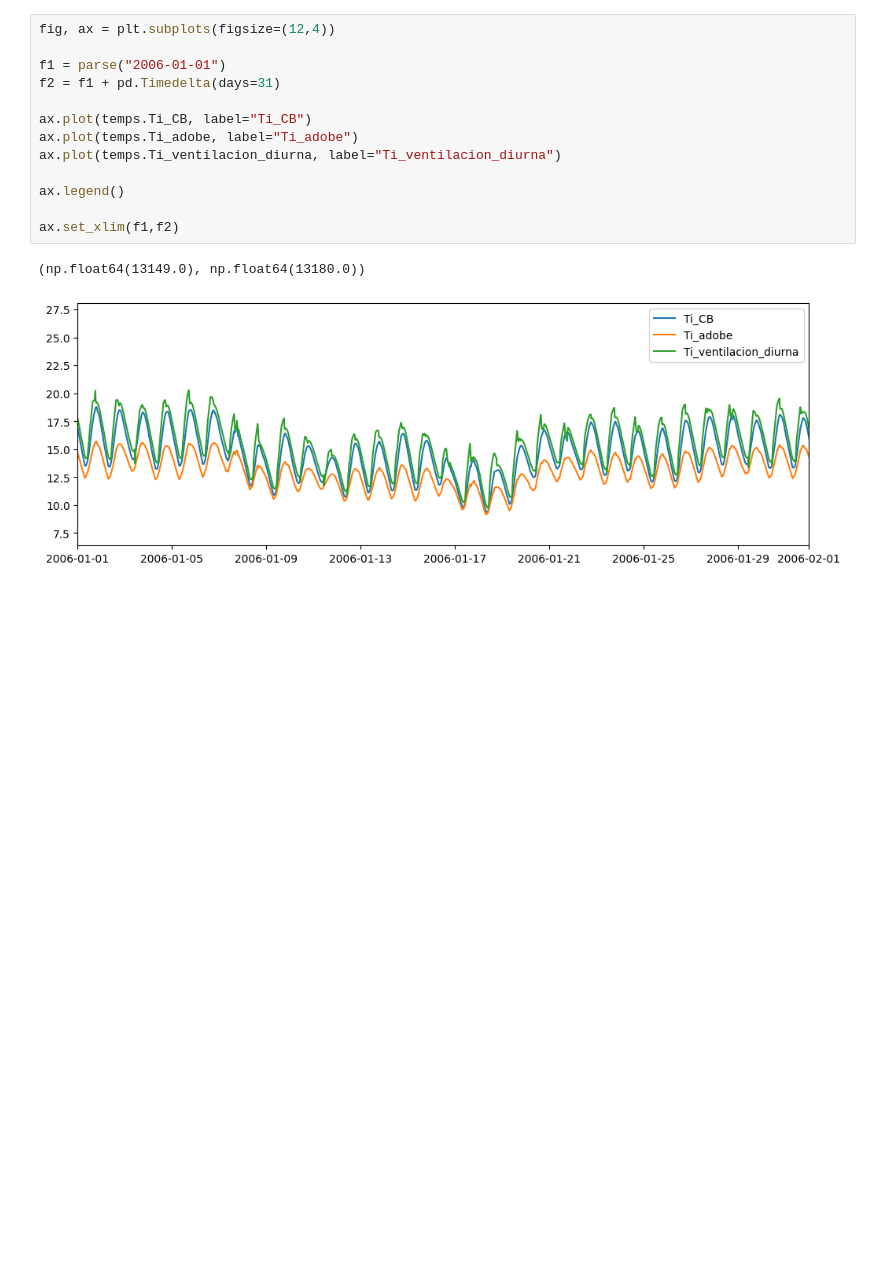
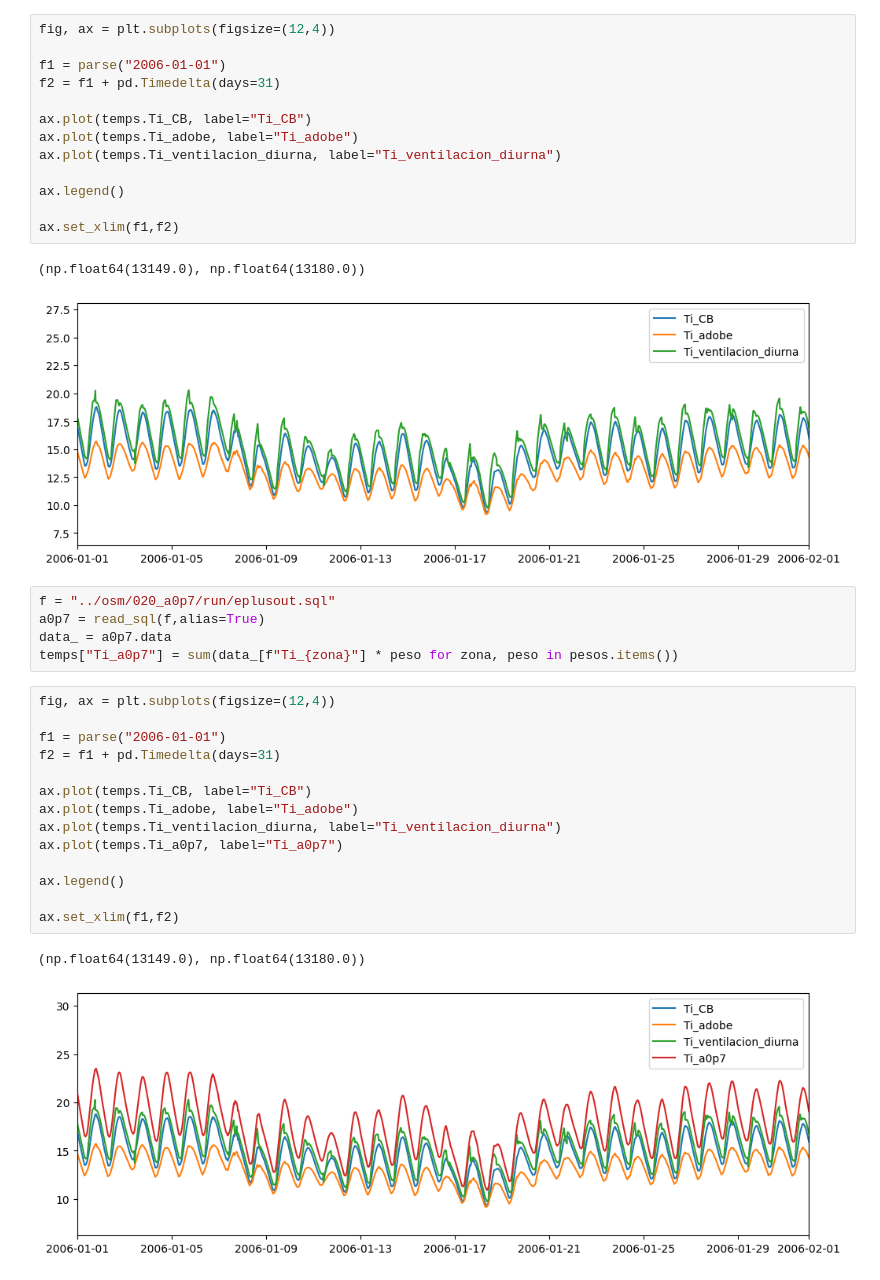
Before and after one commit to alejandroceba/estrategias-cdmx, a Jupyter notebook: notebooks/004_frio.ipynb, the cells around one changed output. Saved outputs shown, nothing was run; the diff lists cells and outputs as text; blank space fills up the shorter version.

```diff
--- a/notebooks/004_frio.ipynb
+++ b/notebooks/004_frio.ipynb
@@ -124,3 +92,25 @@ ax.set_xlim(f1,f2)
 # %% [output]
 (np.float64(13149.0), np.float64(13180.0))
 [figure]
+# %%
+f = "../osm/020_a0p7/run/eplusout.sql"
+a0p7 = read_sql(f,alias=True)
+data_ = a0p7.data
+temps["Ti_a0p7"] = sum(data_[f"Ti_{zona}"] * peso for zona, peso in pesos.items())
+# %%
+fig, ax = plt.subplots(figsize=(12,4))
+
+f1 = parse("2006-01-01")
+f2 = f1 + pd.Timedelta(days=31)
+
+ax.plot(temps.Ti_CB, label="Ti_CB")
+ax.plot(temps.Ti_adobe, label="Ti_adobe")
+ax.plot(temps.Ti_ventilacion_diurna, label="Ti_ventilacion_diurna")
+ax.plot(temps.Ti_a0p7, label="Ti_a0p7")
+
+ax.legend()
+
+ax.set_xlim(f1,f2)
+# %% [output]
+(np.float64(13149.0), np.float64(13180.0))
+[figure, added]
```
Also changed, not shown: parts of 3 cells of this notebook.
